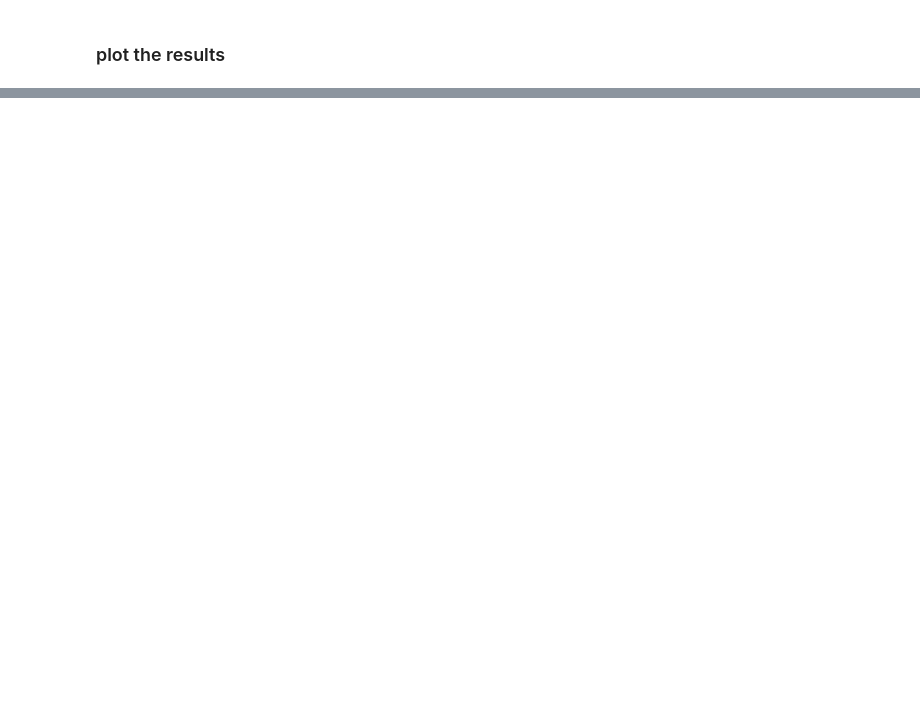
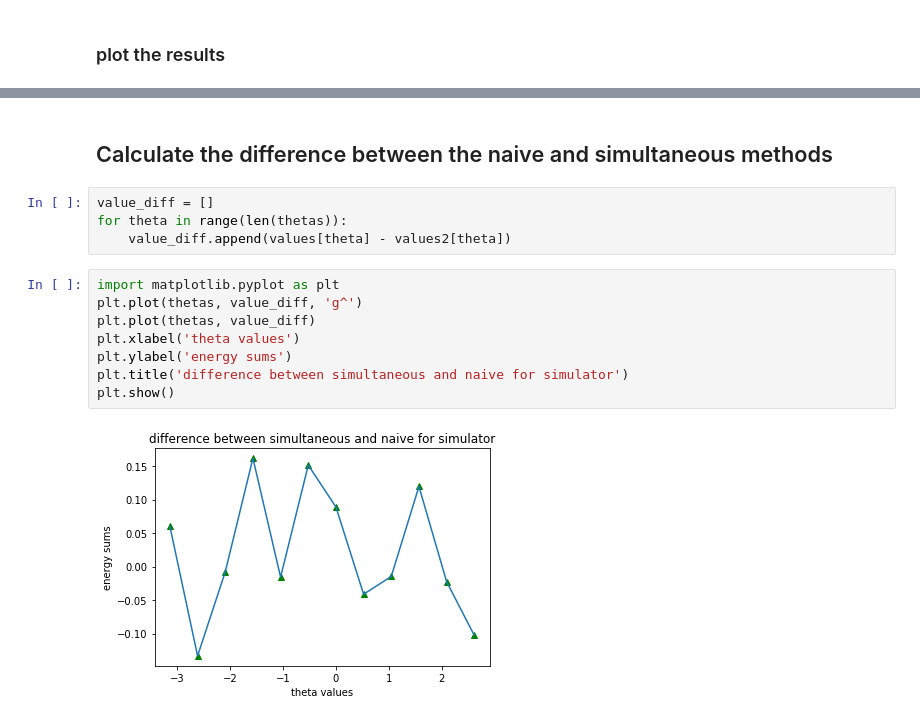
Before and after one commit to teaguetomesh/vqe-term-grouping, a Jupyter notebook: Deuteron with UCCSD ansatz and VQE circuits.ipynb, the cells around one changed output, grey strips where cells are left out. Cells and saved outputs as stored; diff of their text form; blank space fills up the shorter version.

```diff
--- a/Deuteron with UCCSD ansatz and VQE circuits.ipynb
+++ b/Deuteron with UCCSD ansatz and VQE circuits.ipynb
@@ -149,0 +165,16 @@ plt.show()
+# %% [markdown]
+## Calculate the difference between the naive and simultaneous methods
+# %%
+value_diff = []
+for theta in range(len(thetas)):
+    value_diff.append(values[theta] - values2[theta])
+# %%
+import matplotlib.pyplot as plt
+plt.plot(thetas, value_diff, 'g^')
+plt.plot(thetas, value_diff)
+plt.xlabel('theta values')
+plt.ylabel('energy sums')
+plt.title('difference between simultaneous and naive for simulator')
+plt.show()
+# %% [output]
+[figure, added]
```
Also changed, not shown: parts of 10 cells of this notebook, 1 other file.
